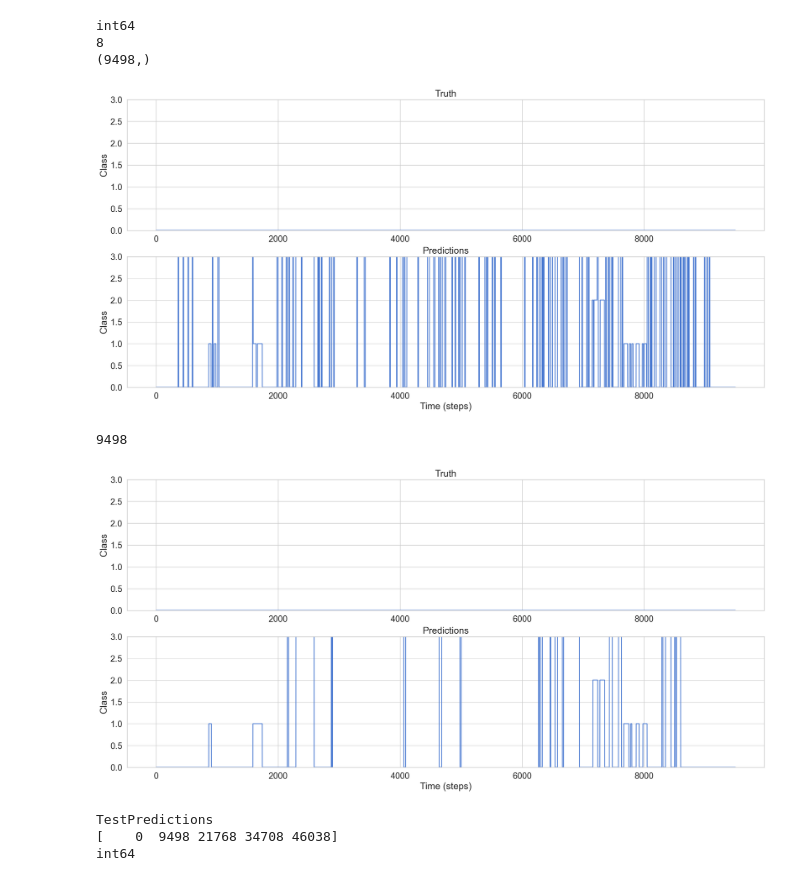
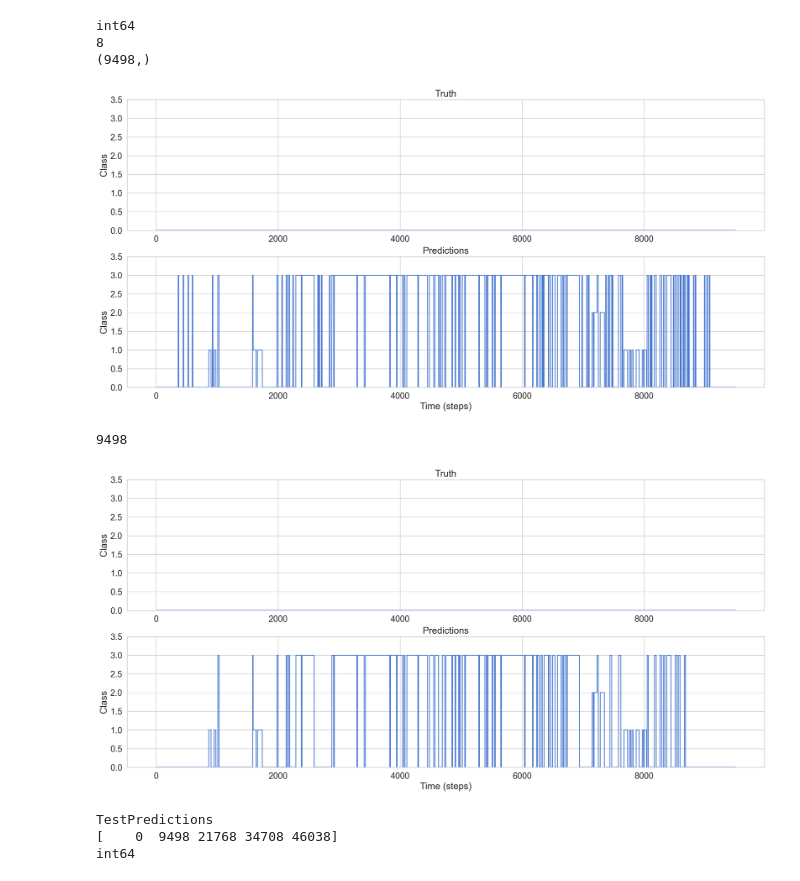
Before and after one commit to MoreBangForYourBuck/c2_competition, a Jupyter notebook: tensorflow_bi_LSTM.ipynb, the cells around one changed output. Saved outputs shown, nothing was run; the diff lists cells and outputs as text; code cells hidden in the pictures.

```diff
--- a/tensorflow_bi_LSTM.ipynb
+++ b/tensorflow_bi_LSTM.ipynb
@@ -485,13 +485,13 @@ def plot_pred(y_true, y_pred):
   ax[0].plot(range(0,len(y_pred)), y_true)
   ax[0].set_title('Truth')
   ax[0].set_ylabel('Class')
-  ax[0].set_ylim(0, 3) # update the ylim(bottom, top) values
+  ax[0].set_ylim(0, 3.5) # update the ylim(bottom, top) values
 
   ax[1].plot(range(0,len(y_pred)), y_pred)
   ax[1].set_title('Predictions')
   ax[1].set_ylabel('Class')
   ax[1].set_xlabel('Time (steps)')
-  ax[1].set_ylim(0, 3) # update the ylim(bottom, top) values
+  ax[1].set_ylim(0, 3.5) # update the ylim(bottom, top) values
   plt.show() # ta-da!
 
 plot_pred(enc.inverse_transform(y_val), enc.inverse_transform(y_pred))
@@ -646,3 +630,11 @@ def modeSmoother(data, rolling_window):
         smoothed_output = np.append(smoothed_output,k)
     smoothed_output = np.append(smoothed_output,np.zeros([int(rolling_window/2),1],dtype=int))
     return smoothed_output
+# %%
+test_subject = 10
+X_test, dump = create_dataset(
+    trialFilter(df_test,test_subject,1)[scale_columns],
+    df_test['x_accel'],#this will be dumped,
+    TIME_STEPS,
+    STEP
+)
@@ -712,13 +694,15 @@ plot_pred(np.zeros([len(yout)]), yout)
 print(len(yout))
 #print(46038)
 # %% [output]
-[figure, old version]
+[figure, new version]
 9498
 # %%
-smoothed_output = modeSmoother(yout,70)
+smoothed_output = modeSmoother(yout,20)
+# 9 70
+# 10
 plot_pred(np.zeros([len(smoothed_output)]), smoothed_output)
 # %% [output]
-[figure, old version]
+[figure, new version]
 # %%
 testDir = 'TestPredictions'
 !mkdir -p TestPredictions
```
Also changed, not shown: parts of 10 cells of this notebook.
